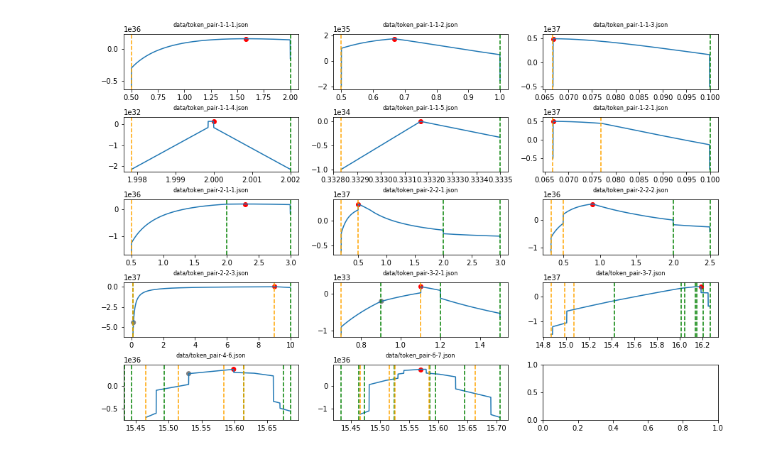
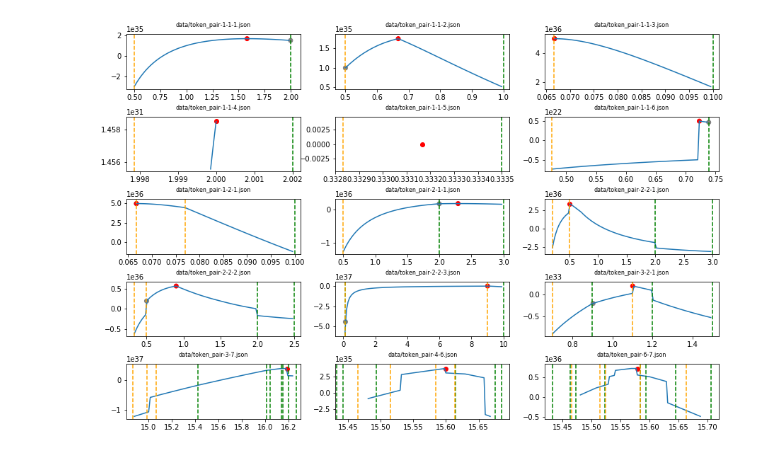
Before and after one commit to gnosis/dex-open-solver, a Jupyter notebook: notebook.ipynb, the cells around one changed output. Cells and saved outputs as stored; diff of their text form; code cells hidden in the pictures.

```diff
--- a/notebook.ipynb
+++ b/notebook.ipynb
@@ -7,18 +7,19 @@ from src.token_pair_solver.api import load_problem
 import matplotlib.pyplot as plt
 from math import ceil
 from fractions import Fraction as F
+from decimal import Decimal as D
 #%matplotlib notebook
 
 b_buy_token_price=int(1e18)
 fee = Fee(token='token0', value=F(1, 1000))
 
 def plot_objective_function(ax, b_orders, s_orders):
-    xrate_ub = max(order.max_xrate for order in b_orders)
-    xrate_lb = min(1 / order.max_xrate for order in s_orders)
+    xrate_ub = max(order.max_xrate * (1 - fee.value) for order in b_orders)
+    xrate_lb = min(1 / (order.max_xrate * (1 - fee.value)) for order in s_orders)
     x = []
     y = []
-    nr_steps = 1000
-    for i in range(0,nr_steps):
+    nr_steps = 100
+    for i in range(nr_steps):
         xrate = xrate_lb + i * (xrate_ub - xrate_lb) / nr_steps
         compute_buy_amounts(
             xrate, b_orders, s_orders, fee=fee
@@ -44,9 +45,11 @@ def plot_local_optima(ax, b_orders, s_orders):
         for xrate_lb, xrate_ub, b_exec_orders, s_exec_orders
         in xrate_interval_iterator(b_orders, s_orders, fee)
     ]
+    xrates_obj += [solver.solve_trivial(b_orders, s_orders)]
     xrates_obj = [(xrate, obj) for xrate, obj in xrates_obj if xrate is not None]
     if len(xrates_obj) == 0:
         return
+    xrates_obj = sorted(xrates_obj, key=lambda xy: xy[1], reverse=False)
     xx = [x for x, y in xrates_obj]
     yy = [b_buy_token_price * y for x, y in xrates_obj]
     opt = max(yy)
@@ -68,44 +71,44 @@ def plot_instance(ax, b_orders, s_orders):
 
 def plot_one(fname):
     with open(fname, "r") as f:
-        instance = json.load(f)
+        instance = json.load(f, parse_float=D)
     _, b_orders, s_orders, _, _ = load_problem(instance, ('token0', 'token1'))
     plot_instance(plt, b_orders, s_orders)
 
 def plot_grid(fnames, max_plots_per_row=3):
     f, axs = plt.subplots(
         ceil(len(fnames) / max_plots_per_row),
         max_plots_per_row,
         gridspec_kw={
             "wspace": .2,
             "hspace": .5
         },
         figsize=[15, 10]
     )
     for i, fname in enumerate(fnames):
         with open(fname, "r") as f:
-            instance = json.load(f)
+            instance = json.load(f, parse_float=D)
         _, b_orders, s_orders, _, _ = load_problem(instance, ('token0', 'token1'))
         ax = axs[i // max_plots_per_row, i % max_plots_per_row]
         ax.set_title(fname, fontdict={'fontsize': 8}, pad=10)
         plot_instance(
             ax,
             b_orders,
             s_orders
         )
     return f
 
 def get_fnames(subdir="data"):
     import glob
     return sorted(glob.glob(subdir + "/*.json"))
 
 fig = plot_grid(get_fnames())
 #fig.savefig("obj_zoo.pdf", bbox_inches='tight')
-#fname="data/token_pair-3-2-1.json"
-#fname="../dex-solver/results/01_instance_int.json"
+#fname="data/token_pair-1-1-3.json"
+#fname="instance-4.json"
 #plot_one(fname)
 # %% [output]
-[figure, old version]
+[figure, new version]
 # %%
 s . b s b
 s b . s b
```
Also changed, not shown: 5 other files.
